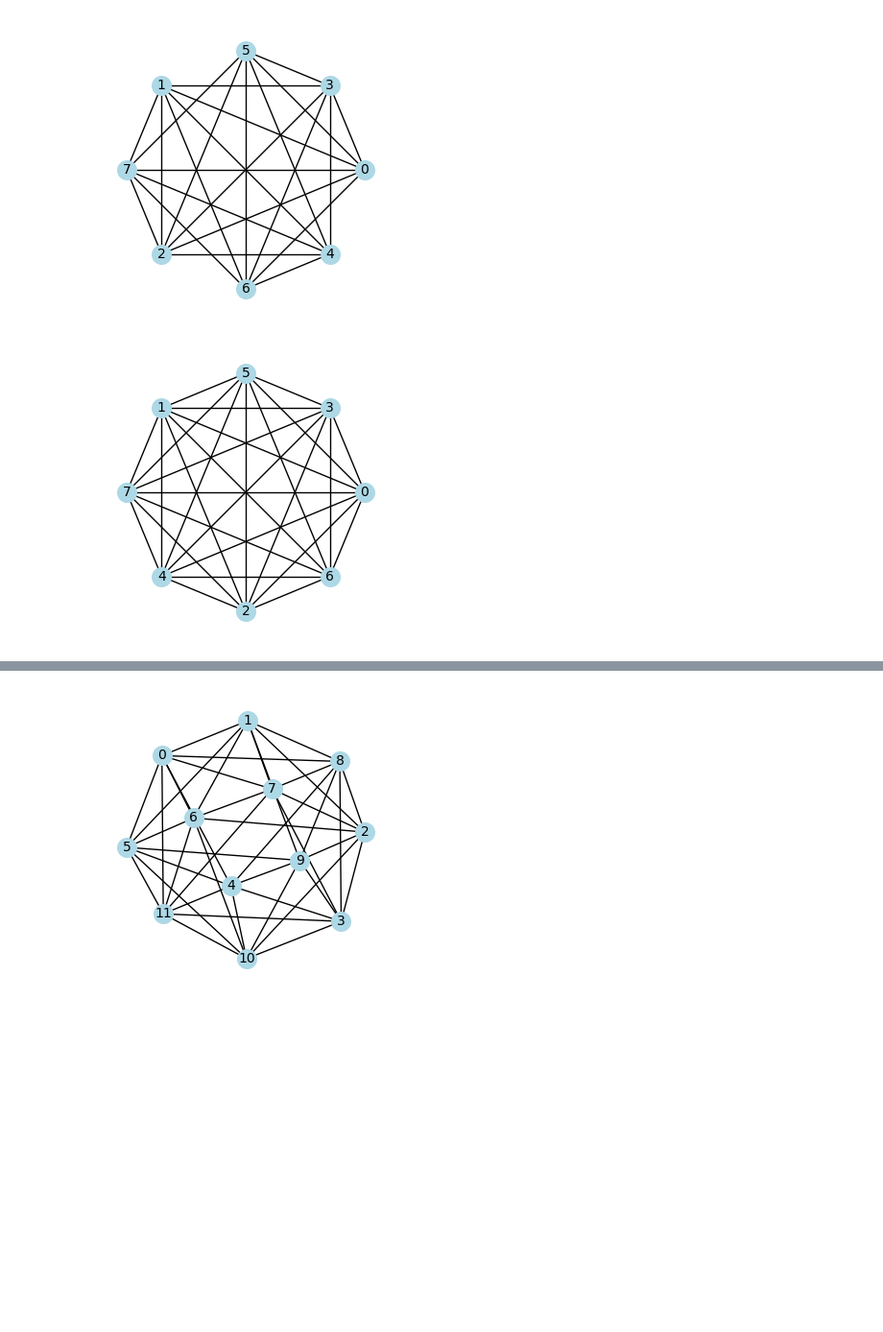
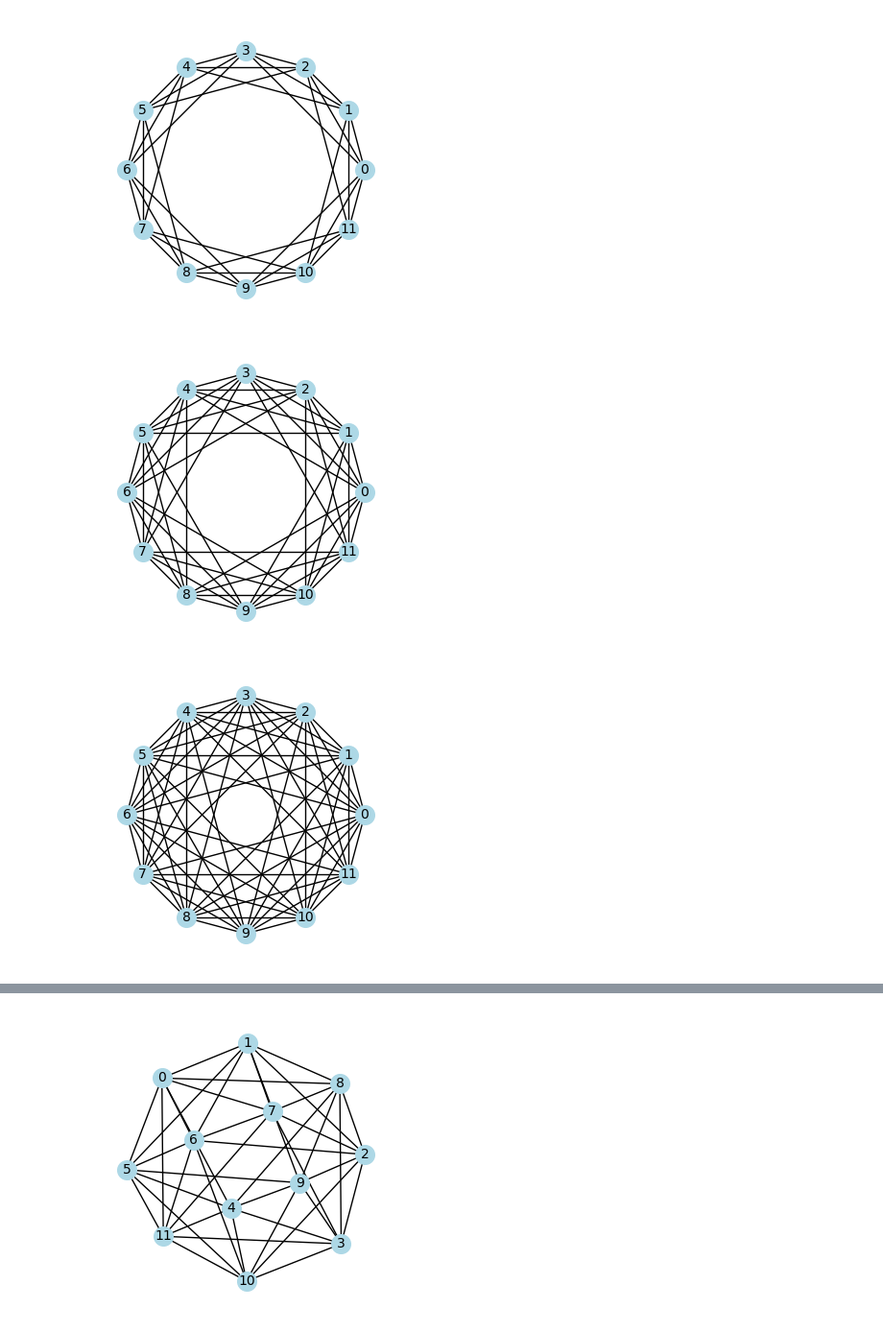
Before and after one commit to jacksonhenry3/Qnibble, a Jupyter notebook: Notebooks/experimentingwithvertextransitivegraphs.ipynb, the cells around one changed output, grey strips where cells are left out. Shown at 96% size. Saved outputs shown, nothing was run; the diff lists cells and outputs as text; code cells hidden in the pictures; blank space fills up the shorter version.

```diff
--- a/Notebooks/experimentingwithvertextransitivegraphs.ipynb
+++ b/Notebooks/experimentingwithvertextransitivegraphs.ipynb
@@ -52,6 +51,10 @@ plt.show()
 # %%
+# Cayley digraph of G , (pg 7)
+# https://cs.indstate.edu/~mighty52/slides/dobson.pdf
+
 def cay(n,s):
     """
+    this is the cayley group of z%n
     s must NOT include the identity (0) and s must be the same as s inverse.
     """
     G = nx.Graph()
@@ -60,23 +63,52 @@ def cay(n,s):
             G.add_edge(node,(node+m)%n)
     return(G)
 
-g = cay(8,[3,5,1,7,4])
+
+def cay_d(n,s):
+    """
+    this is the cayley group of D_2n
+    each group element is represented by a tuple, the rotation number and weather or not its been flipped.
+    s must NOT include the identity (0) and s must be the same as s inverse.
+    """
+    G = nx.Graph()
+    for flip_index in [0,1]:
+        for node_index in range(n):
+            node = (node_index,flip_index)
+            for m in s:
+                G.add_edge(node,(((node[0]+m[0])%n),(node[1]+m[1])%2))
+    return(G)
+
+# g = cay(8,[1,7,2,6,4])
+# plt.figure(1,figsize=(3,3))
+# pos = nx.circular_layout(g)  # Define the layout for the nodes
+# nx.draw(g, pos, with_labels=True, node_color='lightblue', node_size=200, font_size=10)
+# plt.show()
+
+
+
+g = cay(8,[1,2,3])
 plt.figure(1,figsize=(3,3))
-pos = nx.circular_layout(g)  # Define the layout for the nodes
-
+pos = nx.circular_layout(g)
 nx.draw(g, pos, with_labels=True, node_color='lightblue', node_size=200, font_size=10)
 plt.show()
 
-g = cay(8,[3,5,1,7,2,6])
+g = cay(12,[1,2,3])
 plt.figure(1,figsize=(3,3))
-pos = nx.circular_layout(g)  # Define the layout for the nodes
-
+pos = nx.circular_layout(g)
 nx.draw(g, pos, with_labels=True, node_color='lightblue', node_size=200, font_size=10)
 plt.show()
 
-g = cay(8,[3,5,1,7,4,2,6])
+
+g = cay(12,[1,2,3,4])
 plt.figure(1,figsize=(3,3))
-pos = nx.circular_layout(g)  # Define the layout for the nodes
+pos = nx.circular_layout(g)
+nx.draw(g, pos, with_labels=True, node_color='lightblue', node_size=200, font_size=10)
+plt.show()
 
+
+g = cay(12,[1,2,3,4,5])
+plt.figure(1,figsize=(3,3))
+pos = nx.circular_layout(g)
 nx.draw(g, pos, with_labels=True, node_color='lightblue', node_size=200, font_size=10)
+plt.show()
 # %% [output]
@@ -84,2 +116,3 @@ nx.draw(g, pos, with_labels=True, node_color='lightblue', node_size=200, font_si
-[figure, old version]
+[figure, new version]
-[figure, old version]
+[figure, new version]
+[figure, added]
```
Also changed, not shown: parts of 3 cells of this notebook.
